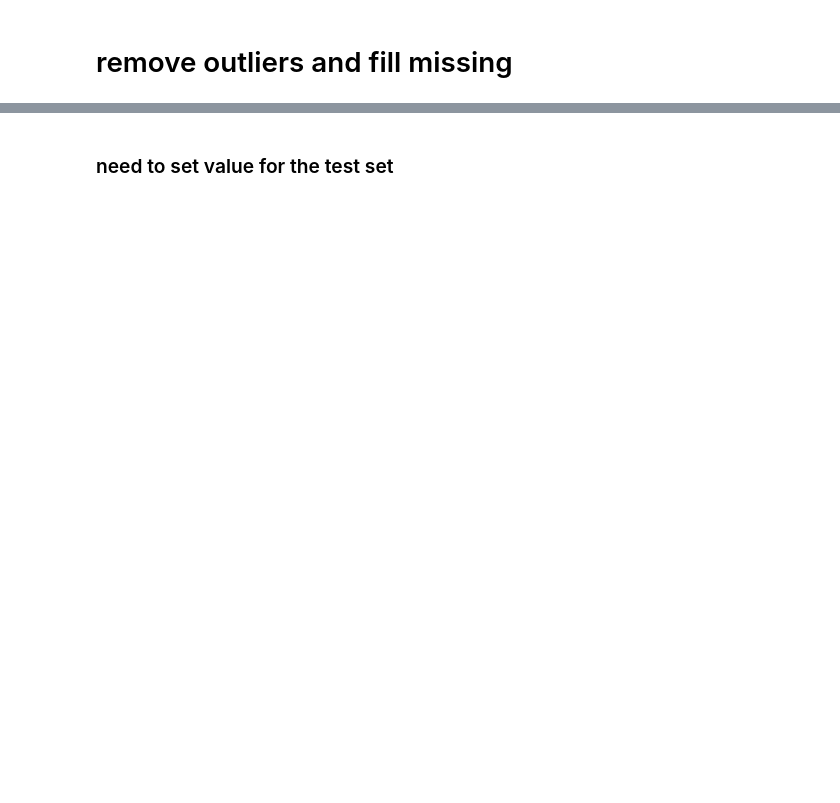
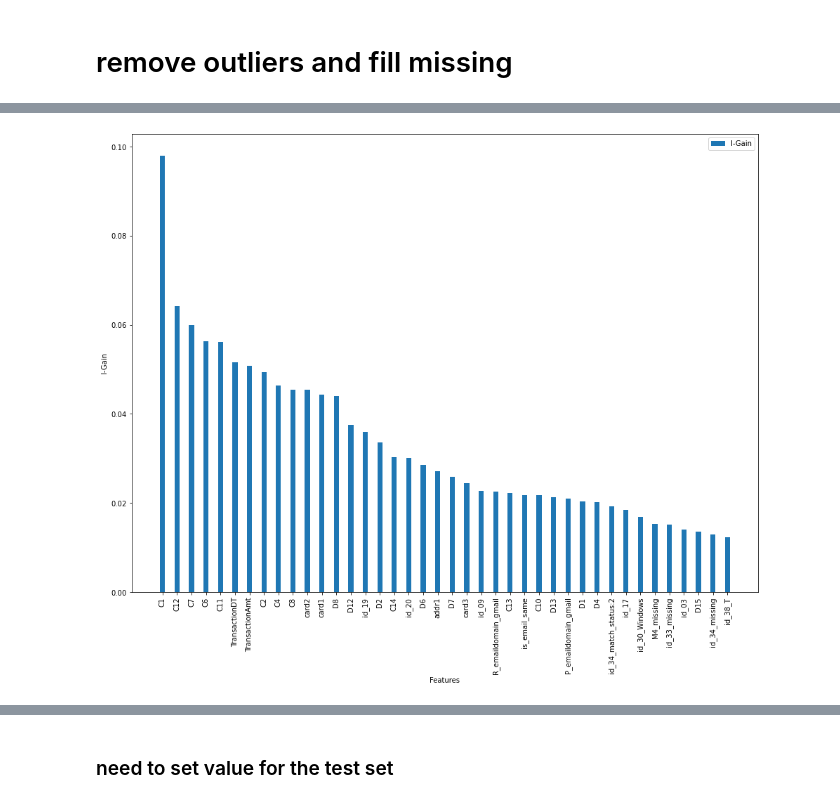
Before and after one commit to brendanrk/fraud_detection_kaggle, a Jupyter notebook: Fraud Detection split.ipynb, the cells around one changed output, grey strips where cells are left out. Saved outputs shown, nothing was run; the diff lists cells and outputs as text; code cells hidden in the pictures; blank space fills up the shorter version.

```diff
--- a/Fraud Detection split.ipynb
+++ b/Fraud Detection split.ipynb
@@ -337,0 +491,4 @@ print(train.shape)
+# %%
+print(train.shape)
+train = train[train.loc[:,'TransactionAmt'] < 1000]
+print(train.shape)
@@ -401,0 +628,14 @@ Name: isFraud, Length: 11074, dtype: int64
+# %%
+y_train = train['isFraud']
+X_train = train.drop('isFraud', axis=1)
+# %%
+mi = dict()
+
+i_scores = mutual_info_classif(X_train, y_train)
+
+for i,j in zip(X_train.columns,i_scores):
+    mi[i]=j
+
+df = pd.DataFrame.from_dict(mi,orient='index',columns=['I-Gain'])
+df.sort_values(by=['I-Gain'],ascending=False,inplace=True)
+df.head(40)
@@ -401,0 +660,21 @@ Name: isFraud, Length: 11074, dtype: int64
+# %%
+savedf = df
+df = df[:40]
+
+n = len(df.index)
+rr = range(1,n)
+fig, ax = plt.subplots()
+ax.bar(df.index, df["I-Gain"], label='I-Gain',width=.35)
+
+ax.xaxis.set_major_locator(mticker.FixedLocator(range(0,n)))
+ax.set_xticklabels(list(df.index), rotation = 90)
+
+ax.set_xlabel('Features')
+ax.set_ylabel('I-Gain')
+ax.legend()
+
+df = savedf
+
+plt.show()
+# %% [output]
+[figure, added]
```
Also changed, not shown: parts of 99 cells of this notebook.
